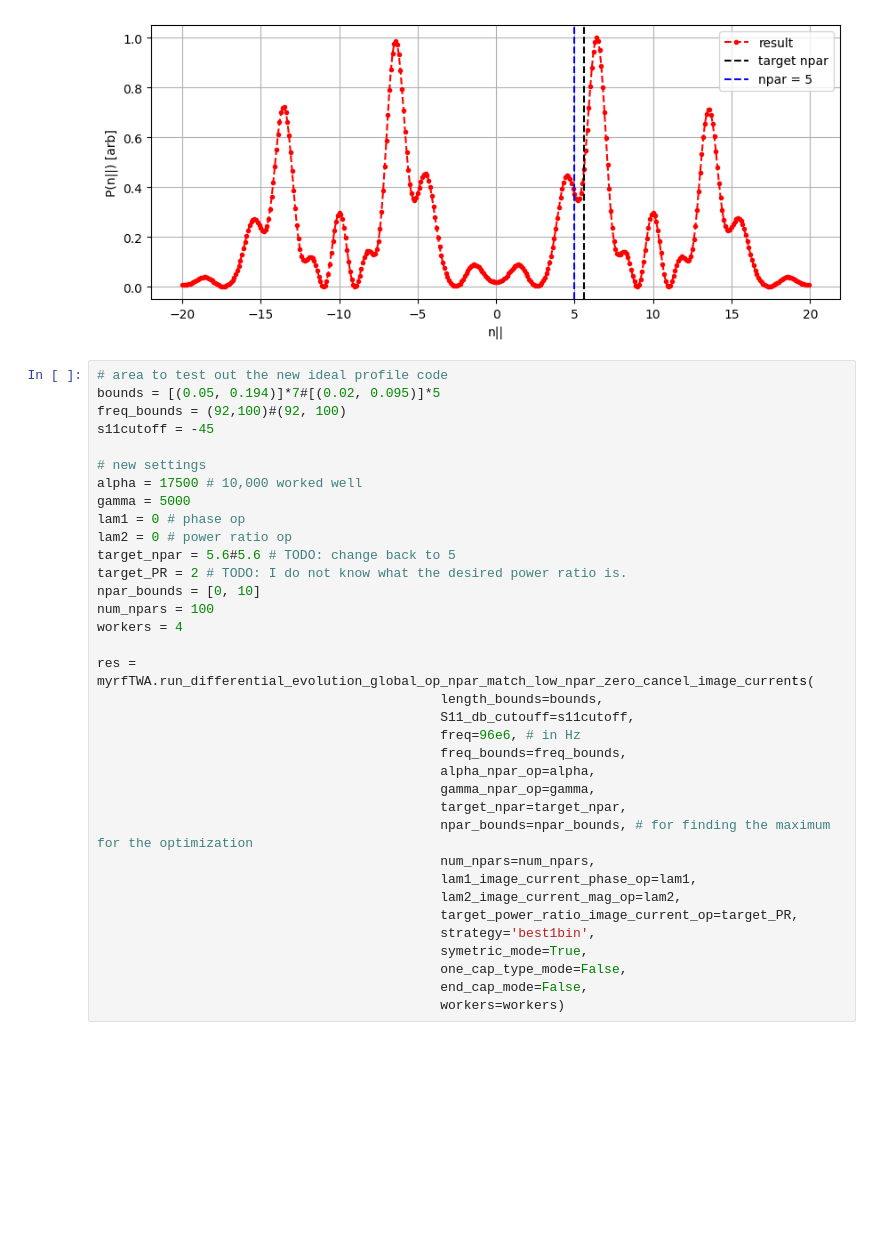
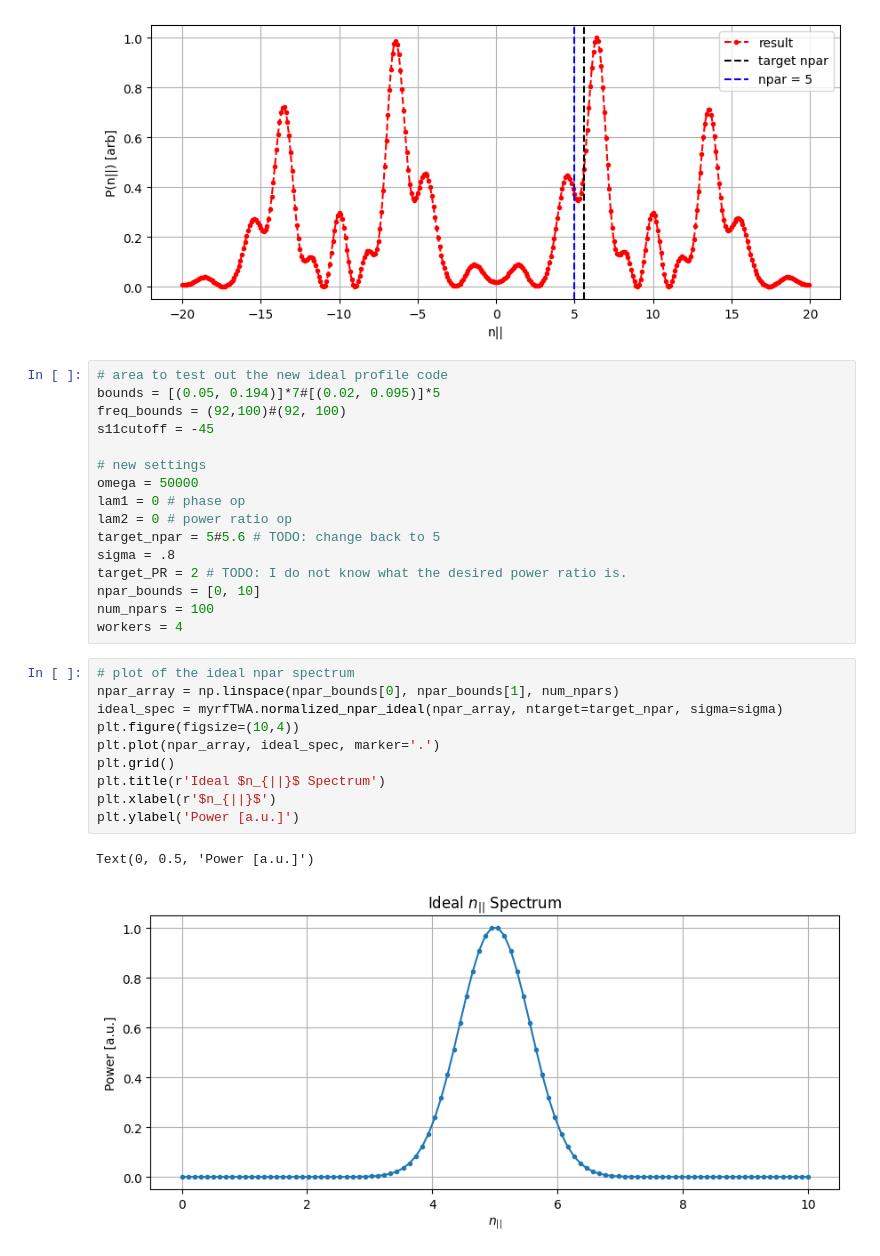
Before and after one commit to vandelij/TWA_circuit, a Jupyter notebook: longer_caps_CF_13straps_two_passive.ipynb, the cells around one changed output. Saved outputs shown, nothing was run; the diff lists cells and outputs as text; blank space fills up the shorter version.

```diff
--- a/longer_caps_CF_13straps_two_passive.ipynb
+++ b/longer_caps_CF_13straps_two_passive.ipynb
@@ -290,31 +274,25 @@ freq_bounds = (92,100)#(92, 100)
 s11cutoff = -45
 
 # new settings
-alpha = 17500 # 10,000 worked well
-gamma = 5000
+omega = 50000
 lam1 = 0 # phase op
 lam2 = 0 # power ratio op
-target_npar = 5.6#5.6 # TODO: change back to 5
+target_npar = 5#5.6 # TODO: change back to 5
+sigma = .8
 target_PR = 2 # TODO: I do not know what the desired power ratio is.
 npar_bounds = [0, 10]
 num_npars = 100
 workers = 4
-
-res = myrfTWA.run_differential_evolution_global_op_npar_match_low_npar_zero_cancel_image_currents(
-                                            length_bounds=bounds,
-                                            S11_db_cutouff=s11cutoff,
-                                            freq=96e6, # in Hz
-                                            freq_bounds=freq_bounds,
-                                            alpha_npar_op=alpha,
-                                            gamma_npar_op=gamma,
-                                            target_npar=target_npar,
-                                            npar_bounds=npar_bounds, # for finding the maximum for the optimization
-                                            num_npars=num_npars,
-                                            lam1_image_current_phase_op=lam1,
-                                            lam2_image_current_mag_op=lam2,
-                                            target_power_ratio_image_current_op=target_PR,
-                                            strategy='best1bin',
-                                            symetric_mode=True,
-                                            one_cap_type_mode=False,
-                                            end_cap_mode=False,
-                                            workers=workers)
+# %%
+# plot of the ideal npar spectrum
+npar_array = np.linspace(npar_bounds[0], npar_bounds[1], num_npars)
+ideal_spec = myrfTWA.normalized_npar_ideal(npar_array, ntarget=target_npar, sigma=sigma)
+plt.figure(figsize=(10,4))
+plt.plot(npar_array, ideal_spec, marker='.')
+plt.grid()
+plt.title(r'Ideal $n_{||}$ Spectrum')
+plt.xlabel(r'$n_{||}$')
+plt.ylabel('Power [a.u.]')
+# %% [output]
+Text(0, 0.5, 'Power [a.u.]')
+[figure, added]
```
Also changed, not shown: parts of 5 cells of this notebook, 1 other file.
